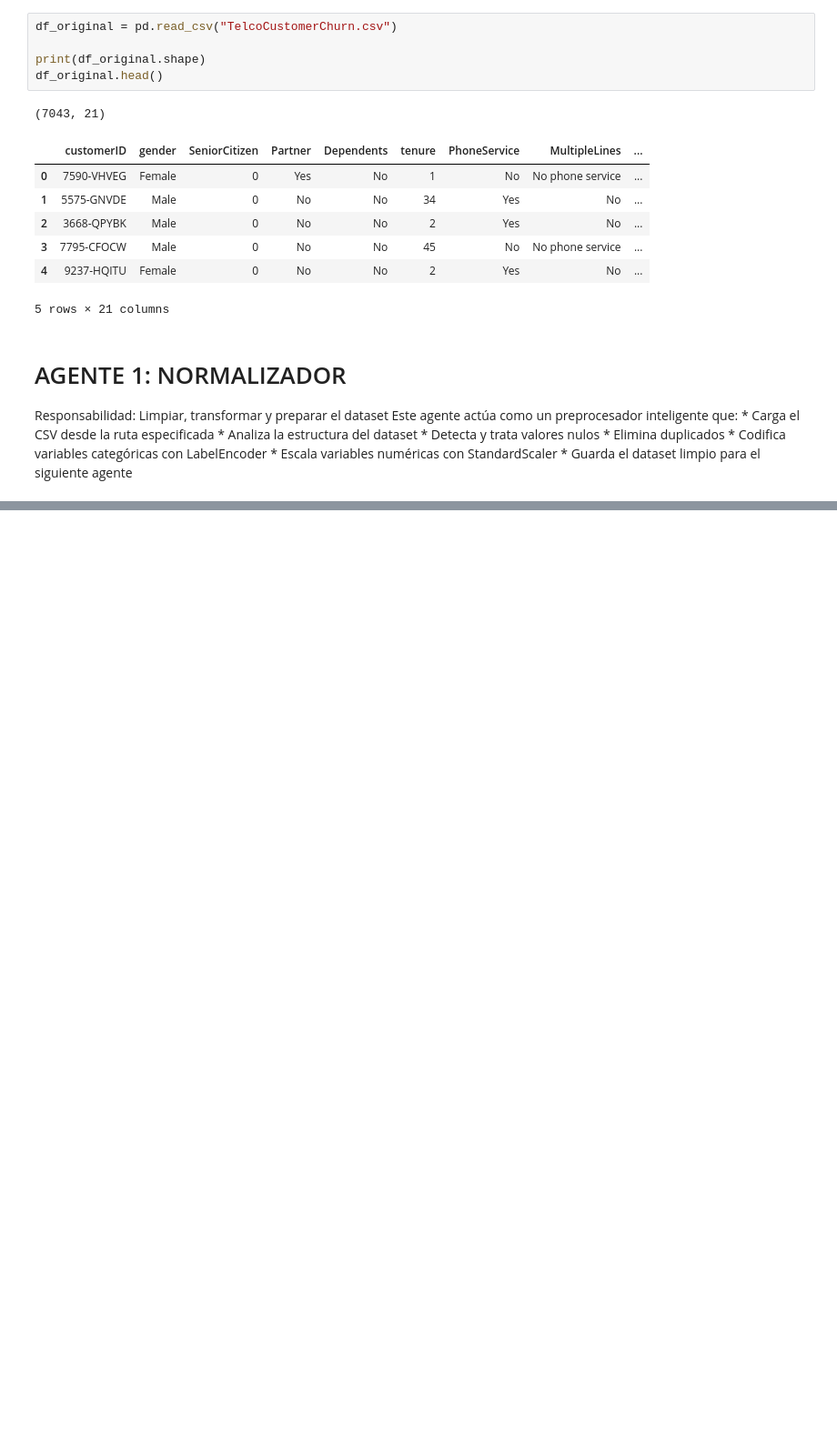
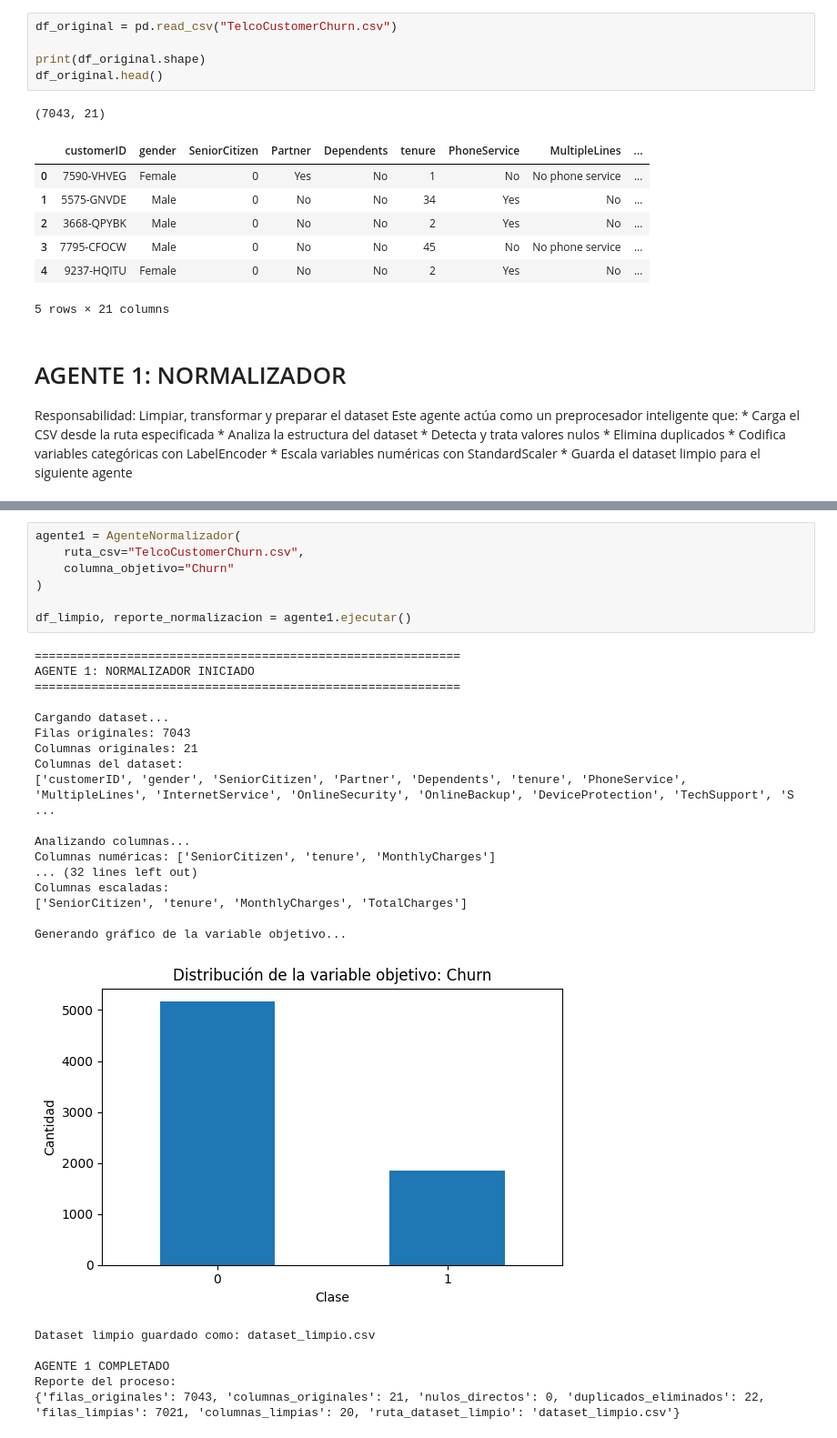
Before and after one commit to EricaBordon/inteligencia-artificial, a Jupyter notebook: trabajo-multiagente-churn/Clase08_06_2026.ipynb, the cells around one changed output, grey strips where cells are left out. Shown at 91% size. Drawn from its saved outputs; the diff is of its cells as text; blank space fills up the shorter version.

Commit message:
feat: implementar agente normalizador

```diff
--- a/trabajo-multiagente-churn/Clase08_06_2026.ipynb
+++ b/trabajo-multiagente-churn/Clase08_06_2026.ipynb
@@ -83,0 +353,31 @@ Este agente actúa como un preprocesador inteligente que:
+# %%
+agente1 = AgenteNormalizador(
+    ruta_csv="TelcoCustomerChurn.csv",
+    columna_objetivo="Churn"
+)
+
+df_limpio, reporte_normalizacion = agente1.ejecutar()
+# %% [output]
+============================================================
+AGENTE 1: NORMALIZADOR INICIADO
+============================================================
+
+Cargando dataset...
+Filas originales: 7043
+Columnas originales: 21
+Columnas del dataset:
+['customerID', 'gender', 'SeniorCitizen', 'Partner', 'Dependents', 'tenure', 'PhoneService', 'MultipleLines', 'InternetService', 'OnlineSecurity', 'OnlineBackup', 'DeviceProtection', 'TechSupport', 'S ...
+
+Analizando columnas...
+Columnas numéricas: ['SeniorCitizen', 'tenure', 'MonthlyCharges']
+... (32 lines left out)
+Columnas escaladas:
+['SeniorCitizen', 'tenure', 'MonthlyCharges', 'TotalCharges']
+
+Generando gráfico de la variable objetivo...
+[figure, added]
+Dataset limpio guardado como: dataset_limpio.csv
+
+AGENTE 1 COMPLETADO
+Reporte del proceso:
+{'filas_originales': 7043, 'columnas_originales': 21, 'nulos_directos': 0, 'duplicados_eliminados': 22, 'filas_limpias': 7021, 'columnas_limpias': 20, 'ruta_dataset_limpio': 'dataset_limpio.csv'}
```
Also changed, not shown: parts of 1 cell of this notebook.
